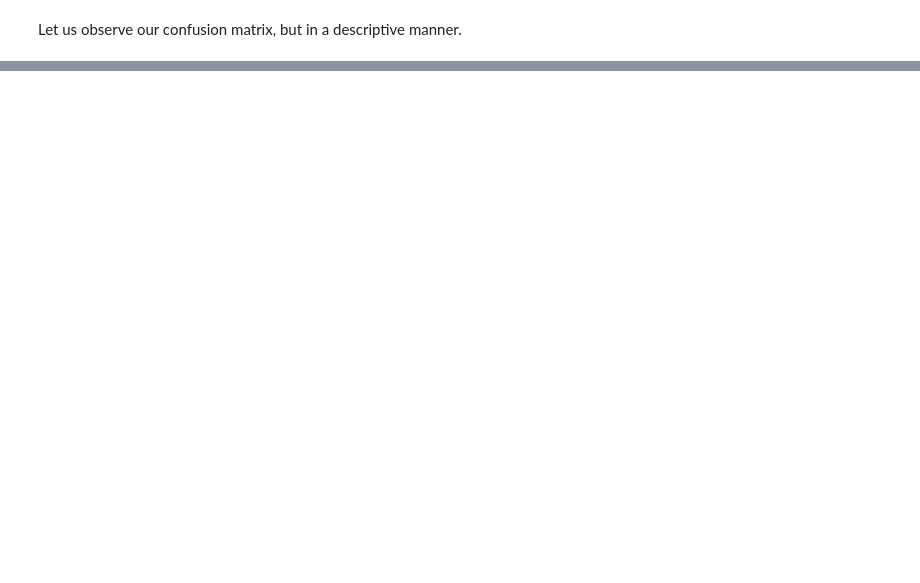
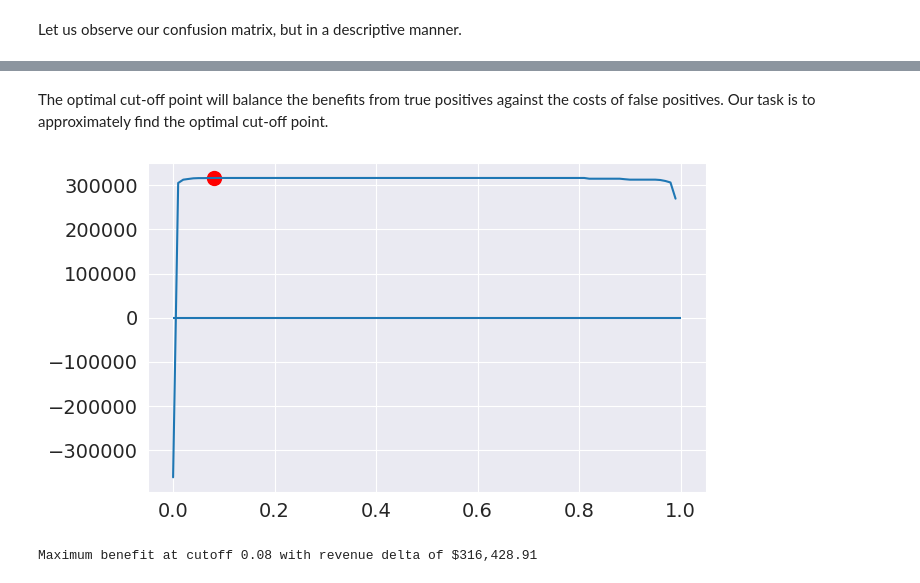
Before and after one commit to rajathAgalkote/BCG_PowerCo_CustomerChurn_Prediction, a Jupyter notebook: Task-03/feature_engineering.ipynb, the cells around one changed output, grey strips where cells are left out. Saved outputs shown, nothing was run; the diff lists cells and outputs as text; code cells hidden in the pictures; blank space fills up the shorter version.

Commit message:
Feature Engg and Model Predictions

```diff
--- a/Task-03/feature_engineering.ipynb
+++ b/Task-03/feature_engineering.ipynb
@@ -645,0 +729,5 @@ print(f"Recall: {metrics.recall_score(y_test, predictions)}")
+# %%
+# adding churn and its probability as features
+
+test_dataset['churn'] = predictions.tolist()
+test_dataset['churn_probability'] = probabilities.tolist()
@@ -645,0 +764,7 @@ print(f"Recall: {metrics.recall_score(y_test, predictions)}")
+# %%
+
+# Note that we need to reverse the log10-transformation from the data cleaning step
+test_dataset['basecase_revenue'] = (np.power(10, test_dataset['forecast_cons_12m']) + 1) * test_dataset['forecast_price_energy_off_peak'] + test_dataset['forecast_meter_rent_12m']
+
+# Taking churn into account
+test_dataset['basecase_revenue_after_churn'] = test_dataset['basecase_revenue'] * (1 - 0.919 * test_dataset['churn'])
@@ -645,0 +784,36 @@ print(f"Recall: {metrics.recall_score(y_test, predictions)}")
+# %% [markdown]
+The optimal cut-off point will balance the benefits from true positives against the costs of false positives. Our task is to approximately find the optimal cut-off point.
+# %%
+# Defining a function to plot cutoff
+
+def plot_tradeoff(rev_deltas: pd.Series):
+    # Plot the revenue deltas
+    rev_deltas.plot()
+    # Mark optimal point
+    max_pred = rev_deltas.idxmax()
+    plt.scatter(max_pred, rev_deltas.loc[max_pred], s=100, c='red')
+    # Reference line for break-even
+    plt.hlines(0, 0, 1)
+    plt.show()
+    print(f'Maximum benefit at cutoff {max_pred} with revenue delta of ${rev_deltas.loc[max_pred]:,.2f}')
+# %%
+def get_rev_delta_high_value(pred: pd.DataFrame, cutoff: float=1, discount: float=0.2, min_rev: float=500):
+    """
+    Get the delta of revenues for offering discount for all customers with predicted churn risk >= cutoff and rev
+    """
+    pred['discount_revenue'] = pred['basecase_revenue_after_churn']
+    # Churn predicted => discount is given for high-value customers => customer stays for full year, independent
+    # (false positive, "free"/unnecessary discount given) or correct
+    pred.loc[(pred['churn_probability'] >= cutoff) & (pred['basecase_revenue'] > min_rev),
+    'discount_revenue'] = pred['basecase_revenue'] * (1 - discount)
+    # Save the revenue delta for each customer in a separate column
+    pred['revenue_delta'] = pred['discount_revenue'] - pred['basecase_revenue_after_churn']
+    return pred['revenue_delta'].sum()
+# %%
+# Generate a list of possible cutoffs and the corresponding overall revenue deltas
+rev_deltas_high_value = pd.Series({cutoff: get_rev_delta_high_value(test_dataset, cutoff=cutoff) for cutoff in np.arange(0, 1, 0.01)})
+# Generate a list of possible cutoffs and the corresponding overall revenue deltas
+plot_tradeoff(rev_deltas_high_value)
+# %% [output]
+[figure, added]
+Maximum benefit at cutoff 0.08 with revenue delta of $316,428.91
```
Also changed, not shown: parts of 31 cells of this notebook.
